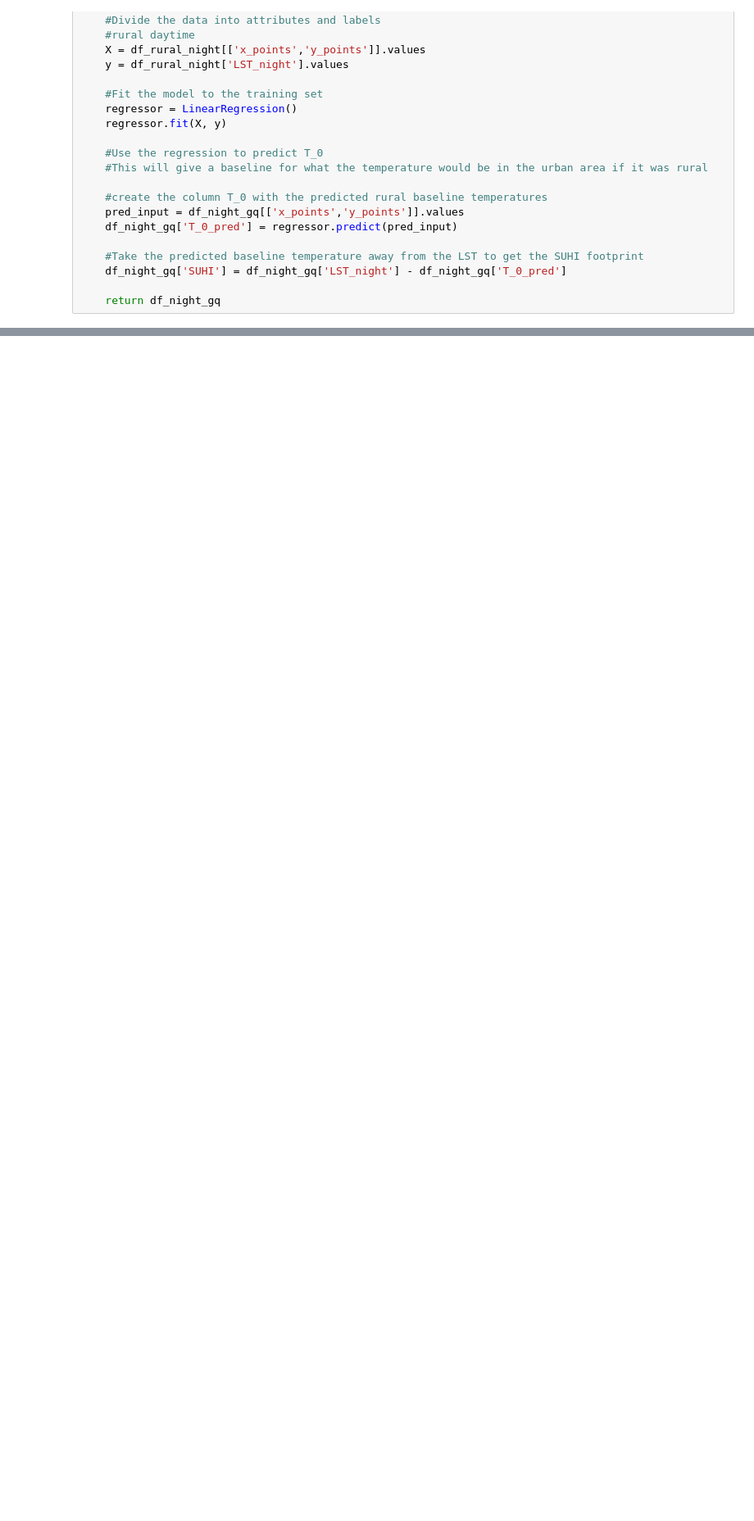
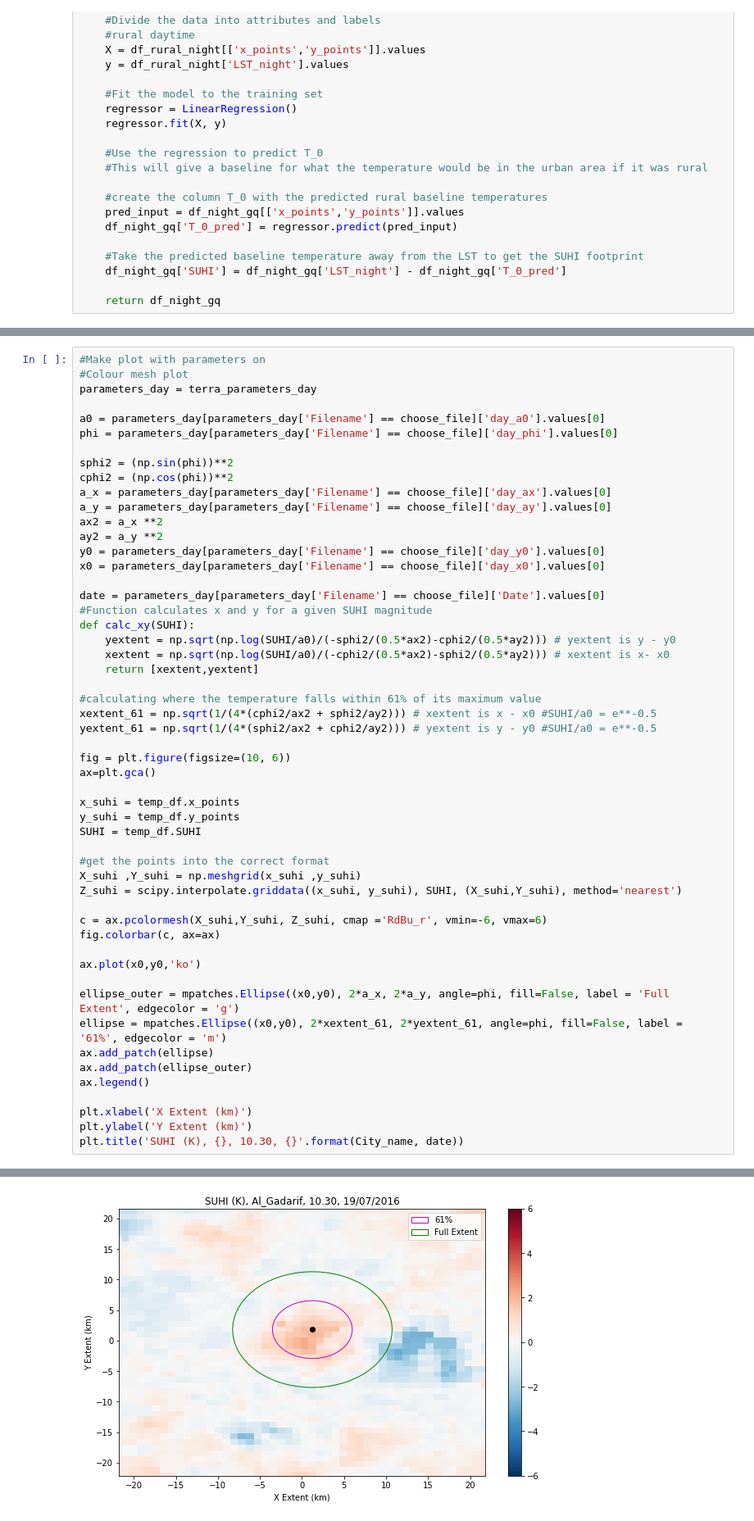
Before and after one commit to SarahBerk-github/MODIS_Gaussian, a Jupyter notebook: GSA_LOOP_CODE.ipynb, the cells around one changed output, grey strips where cells are left out. Shown at 82% size. Saved outputs shown, nothing was run; the diff lists cells and outputs as text; blank space fills up the shorter version.

```diff
--- a/GSA_LOOP_CODE.ipynb
+++ b/GSA_LOOP_CODE.ipynb
@@ -1952,0 +1958,54 @@ fig.colorbar(c, ax=ax)
+# %%
+#Make plot with parameters on
+#Colour mesh plot
+parameters_day = terra_parameters_day
+
+a0 = parameters_day[parameters_day['Filename'] == choose_file]['day_a0'].values[0]
+phi = parameters_day[parameters_day['Filename'] == choose_file]['day_phi'].values[0]
+
+sphi2 = (np.sin(phi))**2
+cphi2 = (np.cos(phi))**2
+a_x = parameters_day[parameters_day['Filename'] == choose_file]['day_ax'].values[0]
+a_y = parameters_day[parameters_day['Filename'] == choose_file]['day_ay'].values[0]
+ax2 = a_x **2
+ay2 = a_y **2
+y0 = parameters_day[parameters_day['Filename'] == choose_file]['day_y0'].values[0]
+x0 = parameters_day[parameters_day['Filename'] == choose_file]['day_x0'].values[0]
+
+date = parameters_day[parameters_day['Filename'] == choose_file]['Date'].values[0]
+#Function calculates x and y for a given SUHI magnitude
+def calc_xy(SUHI):
+    yextent = np.sqrt(np.log(SUHI/a0)/(-sphi2/(0.5*ax2)-cphi2/(0.5*ay2))) # yextent is y - y0
+    xextent = np.sqrt(np.log(SUHI/a0)/(-cphi2/(0.5*ax2)-sphi2/(0.5*ay2))) # xextent is x- x0
+    return [xextent,yextent]
+
+#calculating where the temperature falls within 61% of its maximum value
+xextent_61 = np.sqrt(1/(4*(cphi2/ax2 + sphi2/ay2))) # xextent is x - x0 #SUHI/a0 = e**-0.5
+yextent_61 = np.sqrt(1/(4*(sphi2/ax2 + cphi2/ay2))) # yextent is y - y0 #SUHI/a0 = e**-0.5
+
+fig = plt.figure(figsize=(10, 6))
+ax=plt.gca()
+
+x_suhi = temp_df.x_points
+y_suhi = temp_df.y_points
+SUHI = temp_df.SUHI
+
+#get the points into the correct format
+X_suhi ,Y_suhi = np.meshgrid(x_suhi ,y_suhi)
+Z_suhi = scipy.interpolate.griddata((x_suhi, y_suhi), SUHI, (X_suhi,Y_suhi), method='nearest')
+
+c = ax.pcolormesh(X_suhi,Y_suhi, Z_suhi, cmap ='RdBu_r', vmin=-6, vmax=6)
+fig.colorbar(c, ax=ax)
+
+ax.plot(x0,y0,'ko')
+
+ellipse_outer = mpatches.Ellipse((x0,y0), 2*a_x, 2*a_y, angle=phi, fill=False, label = 'Full Extent', edgecolor = 'g')
+ellipse = mpatches.Ellipse((x0,y0), 2*xextent_61, 2*yextent_61, angle=phi, fill=False, label = '61%', edgecolor = 'm')
+ax.add_patch(ellipse)
+ax.add_patch(ellipse_outer)
+ax.legend()
+
+plt.xlabel('X Extent (km)')
+plt.ylabel('Y Extent (km)')
+plt.title('SUHI (K), {}, 10.30, {}'.format(City_name, date))
+# %% [output]
@@ -1952,0 +2013 @@ fig.colorbar(c, ax=ax)
+[figure, added]
```
Also changed, not shown: parts of 29 cells of this notebook.
